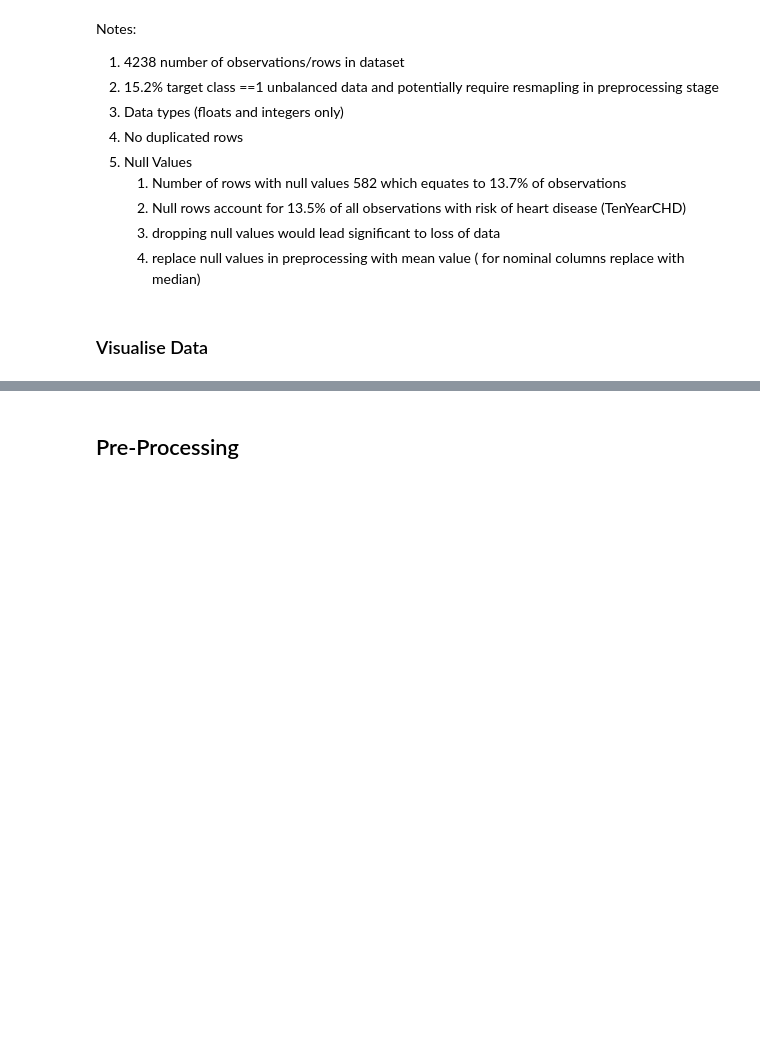
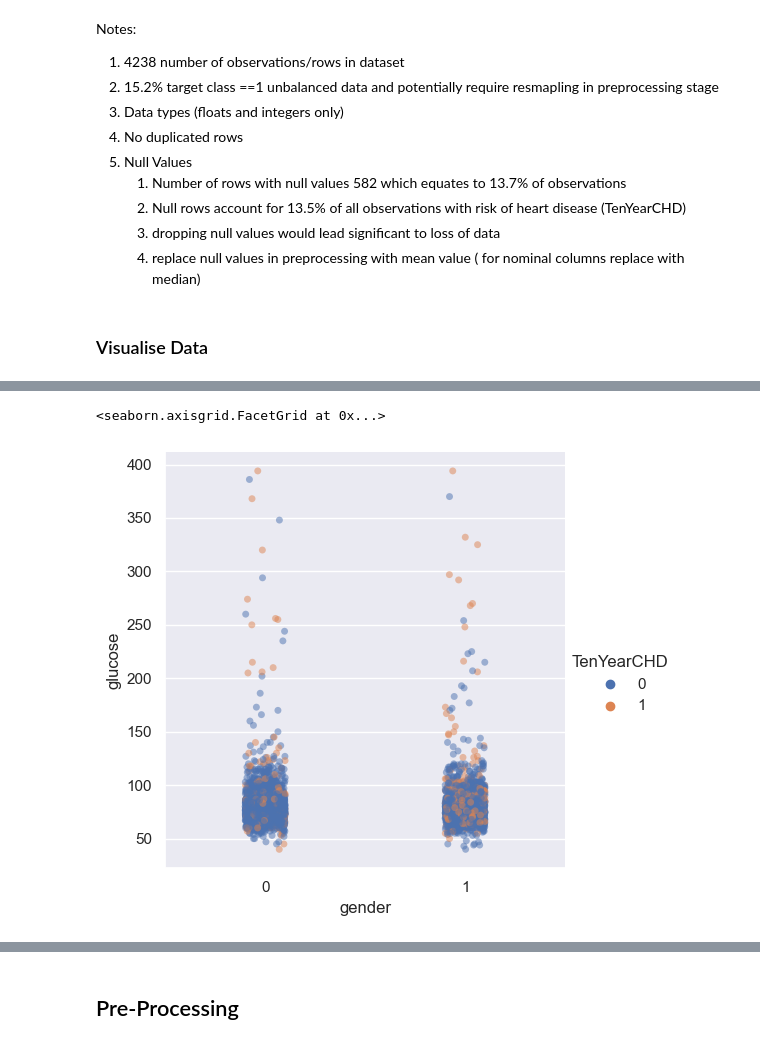
Before and after one commit to shahedkarolia/UCDPA_SKarolia, a Jupyter notebook: UCD_PA_ ML_Assignment_Notebook.ipynb, the cells around one changed output, grey strips where cells are left out. Cells and saved outputs as stored; diff of their text form; code cells hidden in the pictures; blank space fills up the shorter version.

```diff
--- a/UCD_PA_ ML_Assignment_Notebook.ipynb
+++ b/UCD_PA_ ML_Assignment_Notebook.ipynb
@@ -286,0 +329,13 @@ Notes:
+# %%
+sns.catplot(
+    x='gender',
+    y='glucose',
+    hue='TenYearCHD',
+    alpha=0.5,
+    data=df
+
+
+)
+# %% [output]
+<seaborn.axisgrid.FacetGrid at 0x...>
+[figure, added]
```
Also changed, not shown: parts of 17 cells of this notebook.
